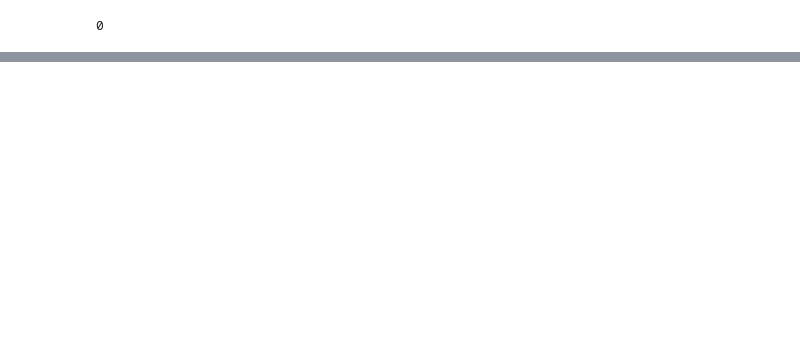
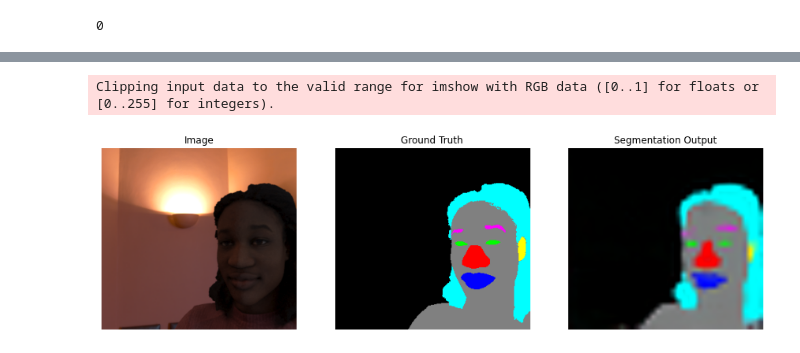
Before and after one commit to kikiru328/Remind_AI, a Jupyter notebook: FaceF.ipynb, the cells around one changed output, grey strips where cells are left out. Drawn from its saved outputs; the diff is of its cells as text; code cells hidden in the pictures; blank space fills up the shorter version.

```diff
--- a/FaceF.ipynb
+++ b/FaceF.ipynb
@@ -620,0 +848,26 @@ NameError: ignored
+# %%
+plt.figure(figsize=(15,15));
+plt.subplot(131);
+
+image = cv2.cvtColor(img[0].transpose(1,2,0), cv2.COLOR_BGR2RGB)
+plt.imshow(image, cmap="viridis");
+plt.title('Image')
+plt.axis('off');
+plt.subplot(132);
+plt.imshow(mask, cmap="jet");
+plt.title('Ground Truth')
+plt.axis('off');
+plt.subplot(133);
+
+from matplotlib import colors, cm
+
+outImage = a['out'].cpu().detach().numpy()[0]
+# norm = colors.LogNorm(outImage.mean() + 0.5 * outImage.std(), outImage.max(), clip=True)
+
+# outImage = interval_mapping(outImage, outImage.min(), outImage.max(), 0, 255)
+plt.imshow(outImage.transpose(1,2,0));
+plt.title('Segmentation Output')
+plt.axis('off');
+# %% [output]
+Clipping input data to the valid range for imshow with RGB data ([0..1] for floats or [0..255] for integers).
+[figure, added]
```
Also changed, not shown: parts of 45 cells of this notebook.
